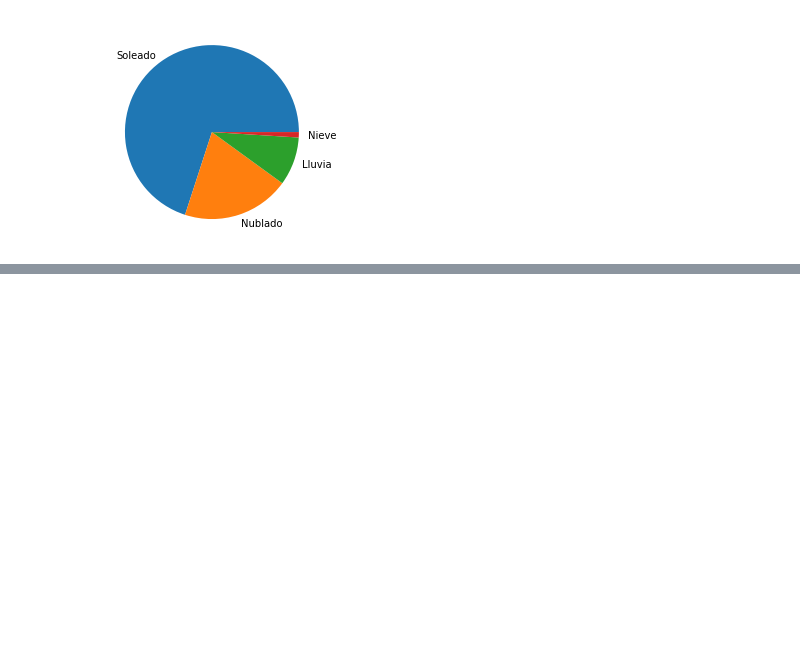
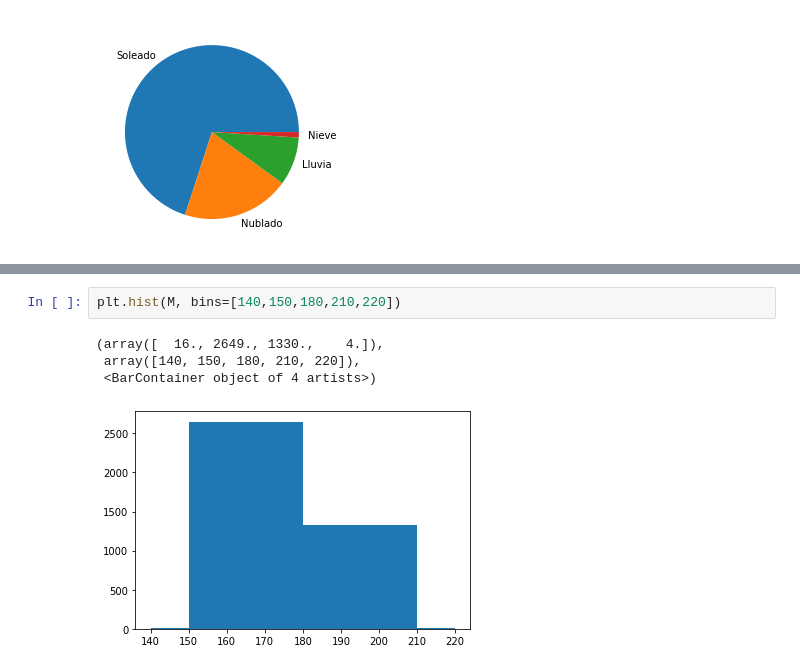
Before and after one commit to dgtrabada/python, a Jupyter notebook: 07_Matplotlib/Matplotlib.ipynb, the cells around one changed output, grey strips where cells are left out. Cells and saved outputs as stored; diff of their text form; blank space fills up the shorter version.

```diff
--- a/07_Matplotlib/Matplotlib.ipynb
+++ b/07_Matplotlib/Matplotlib.ipynb
@@ -204,0 +225,7 @@ Representa también la función con D/2, busca y representa también como poner
+# %%
+plt.hist(M, bins=[140,150,180,210,220])
+# %% [output]
+(array([  16., 2649., 1330.,    4.]),
+ array([140, 150, 180, 210, 220]),
+ <BarContainer object of 4 artists>)
+[figure, added]
```
Also changed, not shown: parts of 24 cells of this notebook, 3 other files.
